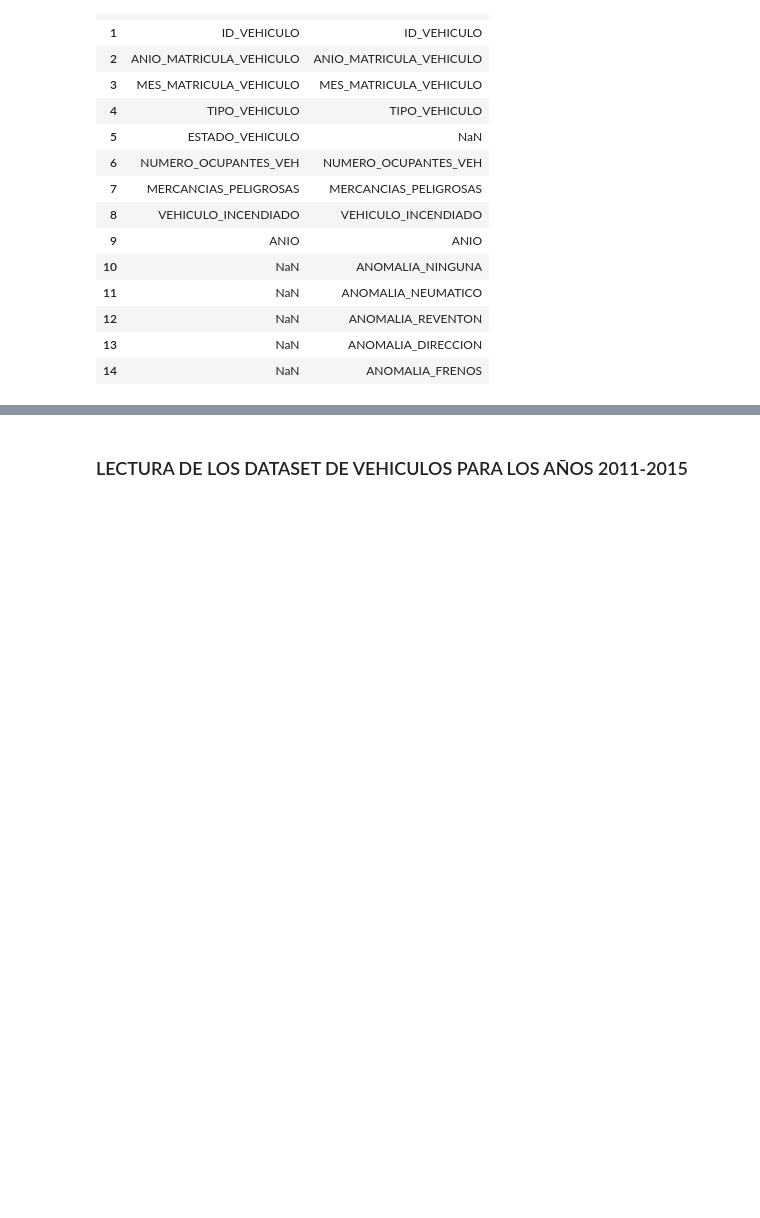
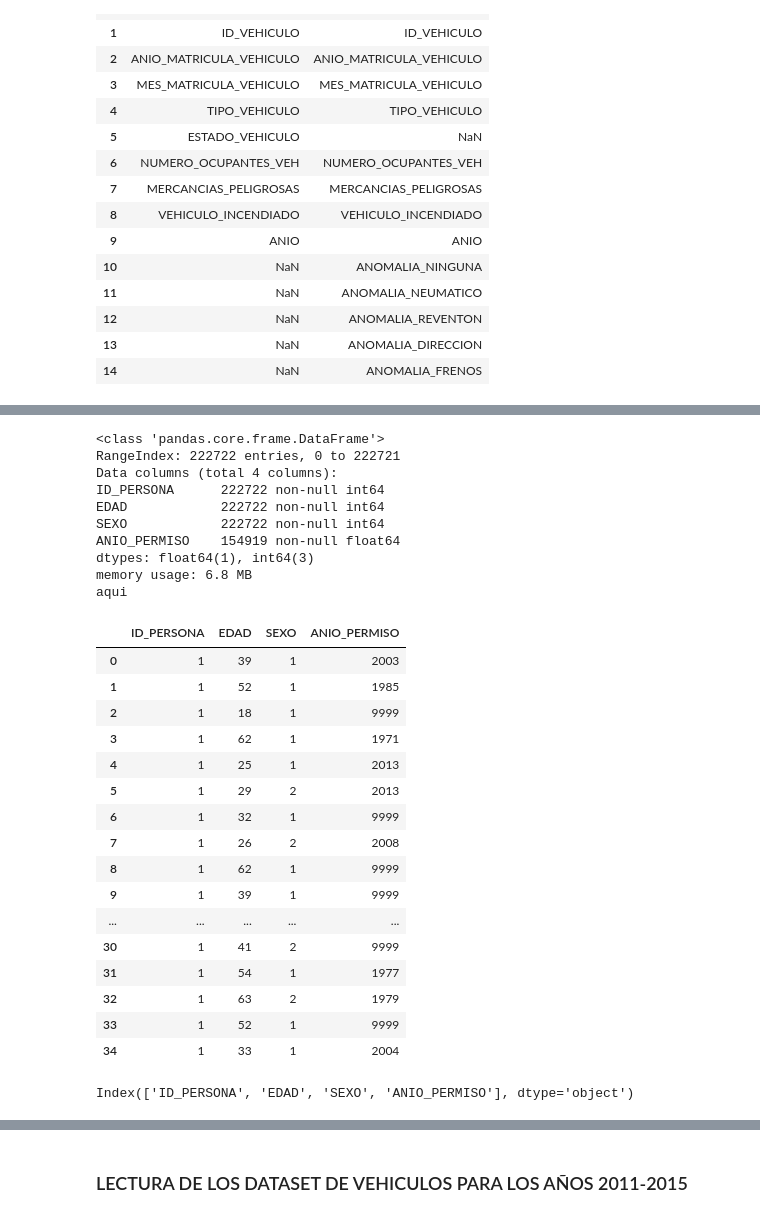
Before and after one commit to Rafaelmdcd/TFM_Kschool_Rafa_Martinez, a Jupyter notebook: TFM_DGT.ipynb, the cells around one changed output, grey strips where cells are left out. Cells and saved outputs as stored; diff of their text form; code cells hidden in the pictures; blank space fills up the shorter version.

```diff
--- a/TFM_DGT.ipynb
+++ b/TFM_DGT.ipynb
@@ -173,0 +171,52 @@ Header_Vehic
+# %%
+#Para obtener la agrupacion selecciono los datos mas actuales de los que dispongo 2015
+df_pers_sexo=pd.read_csv('./cleaned/MICRODATOS_ACC_VICT_2014/TABLA_PERS_2014.csv',usecols=['EDAD','ID_PERSONA','ANIO_PERMISO','SEXO'],delimiter=";",encoding="ISO-8859-1")
+#echo un primer vistazo a los datos
+df_pers_sexo.head(5)
+df_pers_sexo.tail(5)
+df_pers_sexo.info()
+#para velores de sexo desconocidos los relleno aleatoriamente
+df_pers_sexo[df_pers_sexo['SEXO']==999]=np.random.randint(1,2)
+
+#veo que para las personas que son conductores ('ID_PERSONA'=1), hay valores desconocidos en los años
+#de permiso, para no perder esos datos, sustituyo los 9999 por la media del año de permiso de cada edad
+
+#antes convierto la fecha de float a int, para ello necesito sustituir los nulos por 9999 desconocido
+df_pers_sexo['ANIO_PERMISO']=df_pers_sexo['ANIO_PERMISO'].fillna(9999)
+df_pers_sexo['ANIO_PERMISO']=df_pers_sexo['ANIO_PERMISO'].astype(int)
+print ("aqui")
+df_pers_sexo.head(35)
+#selecciono las personas que son conductores ('ID_PERSONA'=1) y los años desconocidos (9999) que quiero sutituir
+pers_grp=df_pers_sexo[(df_pers_sexo['ID_PERSONA']==1) & (df_pers_sexo['ANIO_PERMISO']!=9999)].groupby(['EDAD','SEXO'],as_index=False)['ANIO_PERMISO'].agg({'NUM_CONDUCTORES':'count','MEDIA_ANTIG_CARNET':'mean'})
+
+pers_grp['MEDIA_ANTIG_CARNET']=pers_grp['MEDIA_ANTIG_CARNET'].round(0)
+pers_grp['MEDIA_ANTIG_CARNET']=pers_grp['MEDIA_ANTIG_CARNET'].astype(int)
+
+#ahora que tengo la media de año de carnet por edad y sexo, resulvo dos casuisticas:
+# 1.la incognita de a que sexo pertenecen los 1 y los 2
+# 2.sustituyo los valores 9999 "desconocidos, en eldataframe original por los de las medias
+#de segun año y sexo del conductor
+
+df_pers_sexo.columns
+pers_grp.columns
+#cruzo el df original por edad y sexo con el df con las medias
+merged=pd.merge(df_pers_sexo, pers_grp, how='left',on=['EDAD','SEXO'],suffixes=['_left', '_right'])
+print("PRE-MODIFICACION")
+merged[merged['ANIO_PERMISO']==9999].head(5)
+
+#1. sutituyo los 1 por V y lso 2 por H
+merged.ix[(merged['SEXO']==1), 'SEXO'] ='V'
+merged.ix[(merged['SEXO']==2), 'SEXO'] ='M'
+#2. sustituyo los valores de años de permisos deconocidos o nulos
+merged.ix[((merged['ANIO_PERMISO']==9999)) & (df_pers_sexo['ID_PERSONA']==1), 'ANIO_PERMISO'] =merged['MEDIA_ANTIG_CARNET']
+print("POST-MODIFICACION")
+print ("SOLO TENEMOS AÑOS DESCONOCIDOS PARA NO CONDUCTORES\n")
+merged[merged['ANIO_PERMISO']==9999].head(5)
+#elimino del df las columnas con el numeor de conductores y la media de año de carnet
+merged.drop(['NUM_CONDUCTORES','MEDIA_ANTIG_CARNET'], axis=1, inplace=True)
+
+
+#pers_grp['ANIO_PERMISO']=pers_grp['ANIO_PERMISO'].astype(int,inplace=True)
+#Elimino las columnas que no me aportan informacio
+#pers_grp.drop(pers_grp.columns[[0]], axis=1, inplace=True)
+# %% [output]
@@ -173,0 +235,28 @@ Header_Vehic
+<class 'pandas.core.frame.DataFrame'>
+RangeIndex: 222722 entries, 0 to 222721
+Data columns (total 4 columns):
+ID_PERSONA      222722 non-null int64
+EDAD            222722 non-null int64
+SEXO            222722 non-null int64
+ANIO_PERMISO    154919 non-null float64
+dtypes: float64(1), int64(3)
+memory usage: 6.8 MB
+aqui
+|  | ID_PERSONA | EDAD | SEXO | ANIO_PERMISO |
+| 0 | 1 | 39 | 1 | 2003 |
+| 1 | 1 | 52 | 1 | 1985 |
+| 2 | 1 | 18 | 1 | 9999 |
+| 3 | 1 | 62 | 1 | 1971 |
+| 4 | 1 | 25 | 1 | 2013 |
+| 5 | 1 | 29 | 2 | 2013 |
+| 6 | 1 | 32 | 1 | 9999 |
+| 7 | 1 | 26 | 2 | 2008 |
+| 8 | 1 | 62 | 1 | 9999 |
+| 9 | 1 | 39 | 1 | 9999 |
+| ... | ... | ... | ... | ... |
+| 30 | 1 | 41 | 2 | 9999 |
+| 31 | 1 | 54 | 1 | 1977 |
+| 32 | 1 | 63 | 2 | 1979 |
+| 33 | 1 | 52 | 1 | 9999 |
+| 34 | 1 | 33 | 1 | 2004 |
+Index(['ID_PERSONA', 'EDAD', 'SEXO', 'ANIO_PERMISO'], dtype='object')
```
Also changed, not shown: parts of 41 cells of this notebook.
